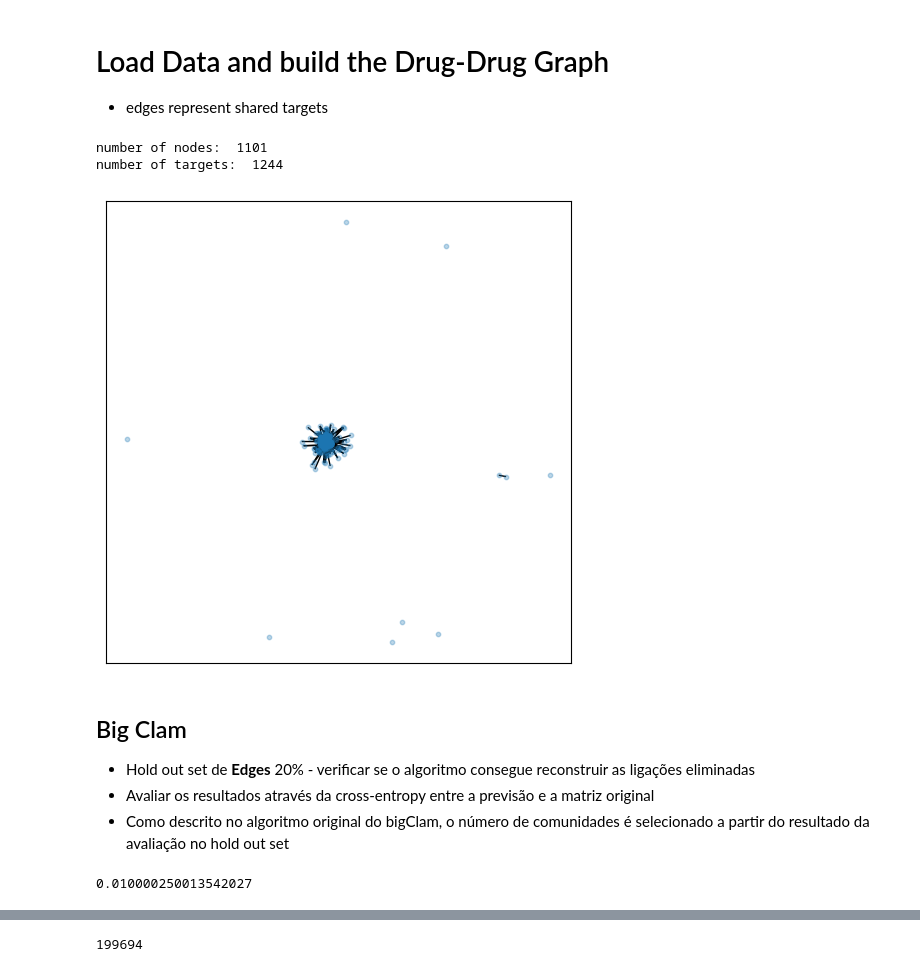
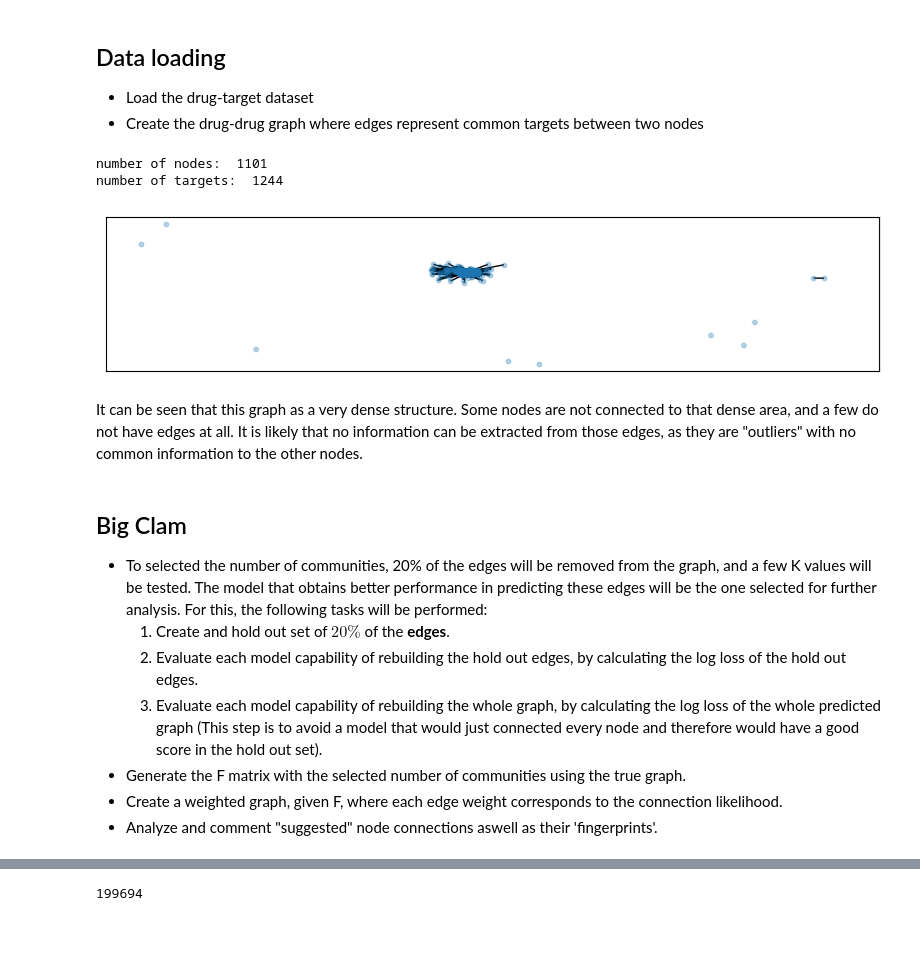
Before and after one commit to joelpoliveira/DataMiningCourse, a Jupyter notebook: Projeto/Project/main.ipynb, the cells around one changed output, grey strips where cells are left out. Cells and saved outputs as stored; diff of their text form; code cells hidden in the pictures; blank space fills up the shorter version.

Commit message:
add: analysis of big clam result

```diff
--- a/Projeto/Project/main.ipynb
+++ b/Projeto/Project/main.ipynb
@@ -12,5 +13,5 @@ from time import time
 # %%
-def load_drugs_and_targets(fname):
+def load_drugs_and_targets(fname: str) -> dict[str, set]:
     with open(fname, "r") as f:
         lines = f.readlines()
 
@@ -50,13 +54,13 @@ def build_graph_from_dict(item_sets):
     N = len(items)
     graph = np.zeros((N,N))
 
-    for i, s in tqdm(enumerate(sets), total=N):
+    for i, s in enumerate(sets):
         for j in range(i+1, N):
             link_weight = len( s&sets[j] )
             if link_weight!=0:
                 graph[i,j]+=link_weight
 
-    return graph+graph.T
+    return graph+graph.T, dict(enumerate(items))
 # %%
 def probability(x):
     """
@@ -345,6 +347,7 @@ def get_weighted_graph_from_communities(F, thresh):
 # %% [markdown]
-# Load Data and build the Drug-Drug Graph
-- edges represent shared targets
+## Data loading
+- Load the drug-target dataset
+- Create the drug-drug graph where edges represent common targets between two nodes
 # %%
 drugs = load_drugs_and_targets("acts.txt")
 n_drugs = len(drugs)
@@ -355,4 +358,5 @@ print("number of targets: ", n_targets)
 number of nodes:  1101
 number of targets:  1244
 # %%
-drugs_graph = build_graph_from_dict(drugs)
+drugs_graph, node2drug = build_graph_from_dict(drugs)
+unweigthed_graph = (drugs_graph>0)*1
@@ -363,10 +363,20 @@ G.add_edges_from( np.argwhere(drugs_graph!=0) )
 # %%
-plot_graph(G)
+G = nx.Graph()
+G.add_nodes_from(range(n_drugs))
+G.add_edges_from( np.argwhere(drugs_graph!=0) )
+plot_graph(G, figsize=(10,2))
 # %% [output]
-[figure, old version]
+[figure, new version]
+# %% [markdown]
+It can be seen that this graph as a very dense structure.
+Some nodes are not connected to that dense area, and a few do not have edges at all.
+It is likely that no information can be extracted from those edges, as they are "outliers" with no common information to the other nodes.
 # %% [markdown]
 ## Big Clam
-
-- Hold out set de **Edges** 20% - verificar se o algoritmo consegue reconstruir as ligações eliminadas
-- Avaliar os resultados através da cross-entropy entre a previsão e a matriz original
-- Como descrito no algoritmo original do bigClam, o número de comunidades é selecionado a partir do resultado da avaliação no hold out set
+- To selected the number of communities, 20% of the edges will be removed from the graph, and a few K values will be tested. The model that obtains better performance in predicting these edges will be the one selected for further analysis. For this, the following tasks will be performed:
+    1. Create and hold out set of $20\%$ of the **edges**.
+    2. Evaluate each model capability of rebuilding the hold out edges, by calculating the log loss of the hold out edges.
+    3. Evaluate each model capability of rebuilding the whole graph, by calculating the log loss of the whole predicted graph (This step is to avoid a model that would just connected every node and therefore would have a good score in the hold out set).
+- Generate the F matrix with the selected number of communities using the true graph.
+- Create a weighted graph, given F, where each edge weight corresponds to the connection likelihood.
+- Analyze and comment "suggested" node connections aswell as their 'fingerprints'.
@@ -375,6 +382,0 @@ NN = drugs_graph.shape[0]
-# %%
-α = 1e-4
-δ = np.sqrt(-np.log(1 - α))
-δ
-# %% [output]
-0.010000250013542027
```
Also changed, not shown: parts of 54 cells of this notebook, 1 other file.
